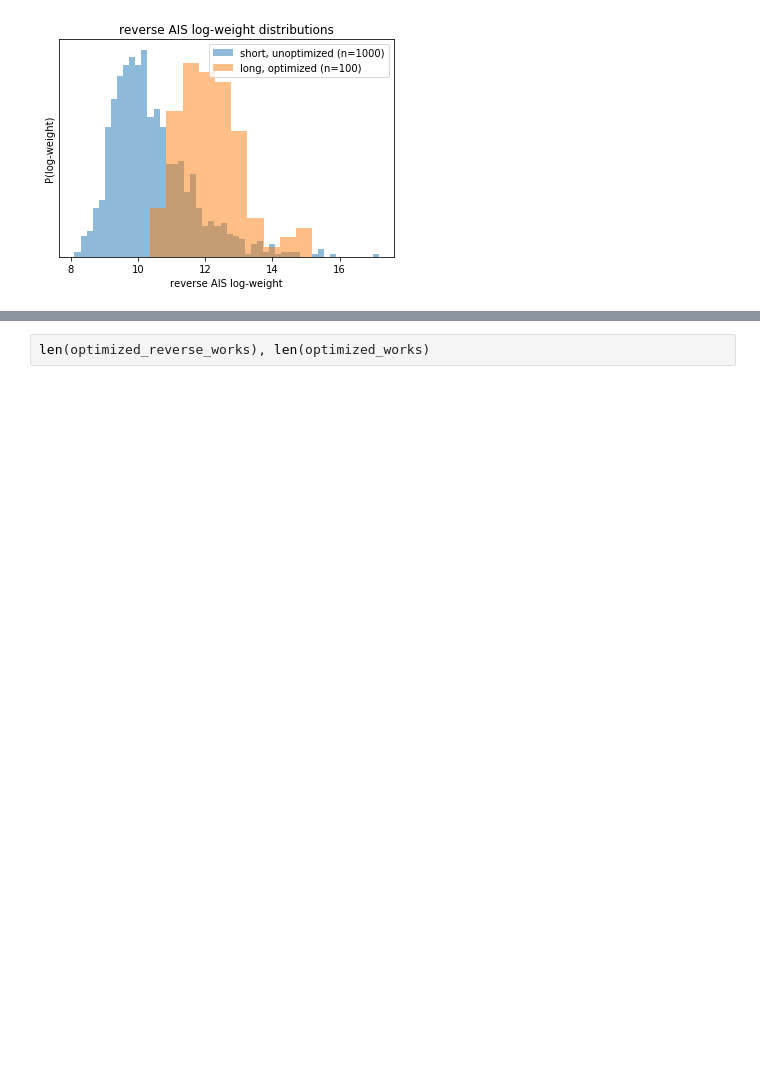
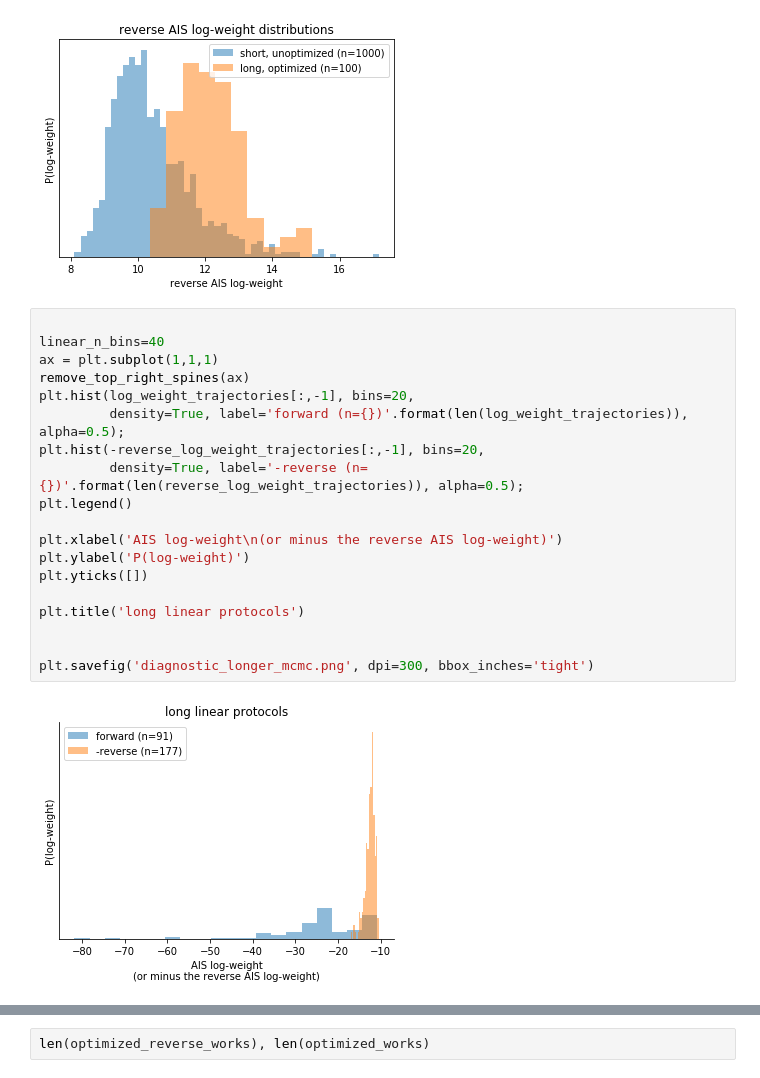
Before and after one commit to openforcefield/bayes-implicit-solvent, a Jupyter notebook: notebooks/inspect AIS results.ipynb, the cells around one changed output, grey strips where cells are left out. Cells and saved outputs as stored; diff of their text form; blank space fills up the shorter version.

```diff
--- a/notebooks/inspect AIS results.ipynb
+++ b/notebooks/inspect AIS results.ipynb
@@ -88,3 +111,24 @@ plt.yticks([])
 # %% [output]
 ([], <a list of 0 Text yticklabel objects>)
 [figure]
+# %%
+
+linear_n_bins=40
+ax = plt.subplot(1,1,1)
+remove_top_right_spines(ax)
+plt.hist(log_weight_trajectories[:,-1], bins=20,
+         density=True, label='forward (n={})'.format(len(log_weight_trajectories)), alpha=0.5);
+plt.hist(-reverse_log_weight_trajectories[:,-1], bins=20,
+         density=True, label='-reverse (n={})'.format(len(reverse_log_weight_trajectories)), alpha=0.5);
+plt.legend()
+
+plt.xlabel('AIS log-weight\n(or minus the reverse AIS log-weight)')
+plt.ylabel('P(log-weight)')
+plt.yticks([])
+
+plt.title('long linear protocols')
+
+
+plt.savefig('diagnostic_longer_mcmc.png', dpi=300, bbox_inches='tight')
+# %% [output]
+[figure, added]
```
Also changed, not shown: parts of 28 cells of this notebook, 27 other files.
